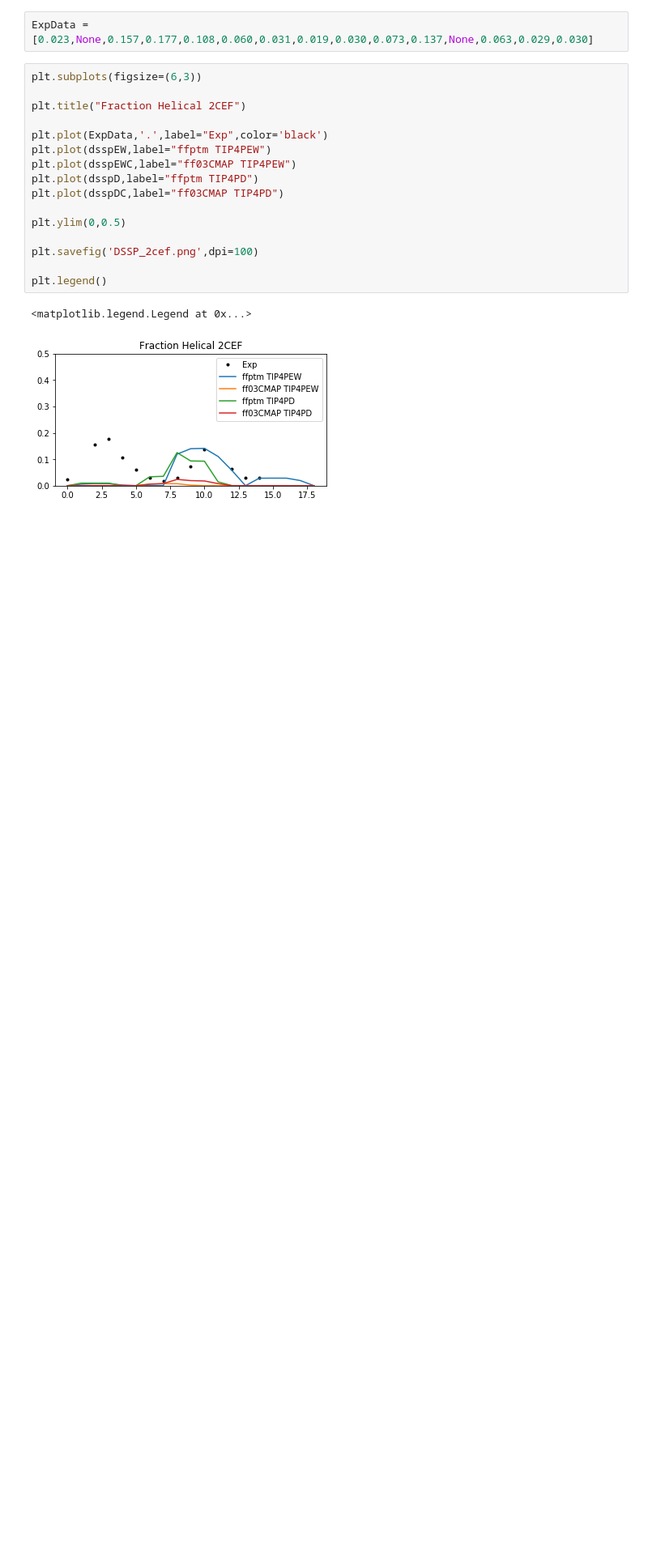
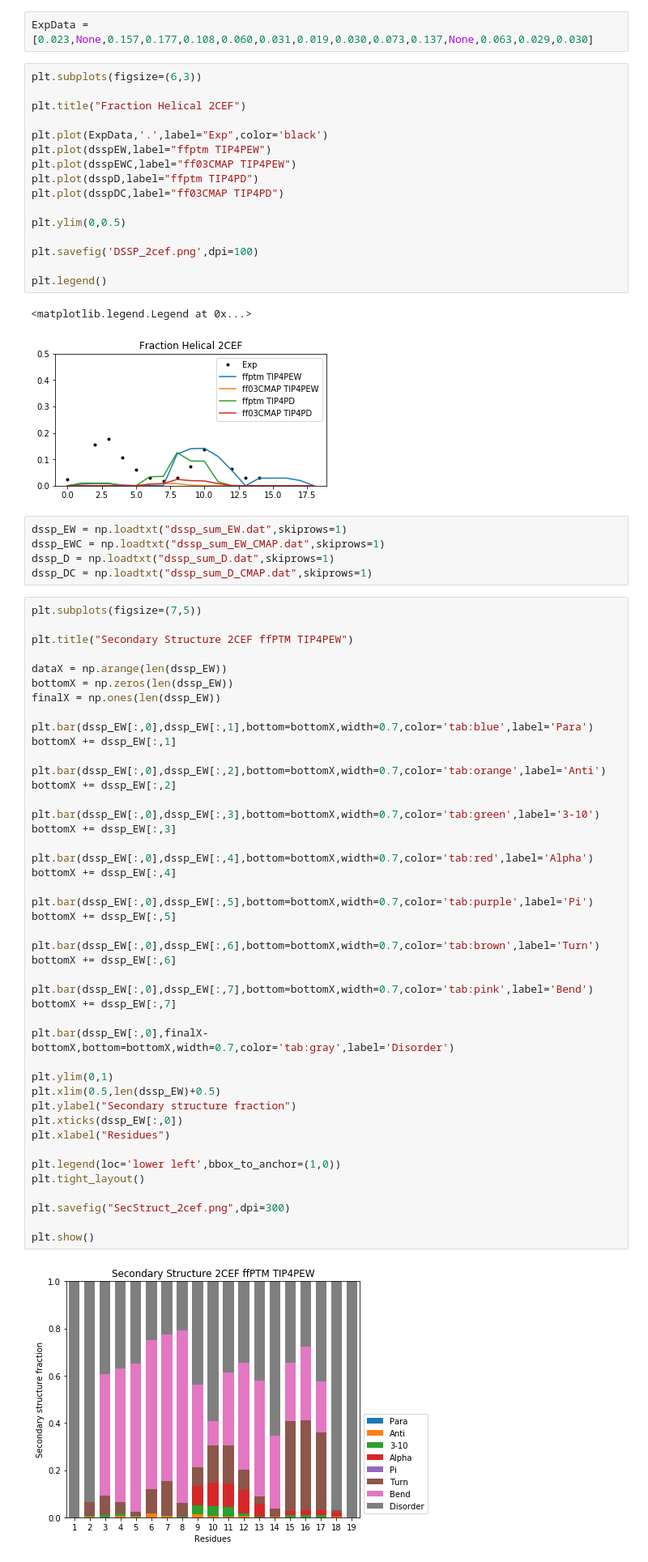
Before and after one commit to Zuricho/My_Lab, a Jupyter notebook: Figure_ipynb/DSSP_2cef/DSSP_2cef.ipynb, the cells around one changed output. Shown: that part at 81% size. Cells and saved outputs as stored; diff of their text form; blank space fills up the shorter version.

```diff
--- a/Figure_ipynb/DSSP_2cef/DSSP_2cef.ipynb
+++ b/Figure_ipynb/DSSP_2cef/DSSP_2cef.ipynb
@@ -41,3 +41,54 @@ plt.legend()
 # %% [output]
 <matplotlib.legend.Legend at 0x...>
 [figure]
+# %%
+dssp_EW = np.loadtxt("dssp_sum_EW.dat",skiprows=1)
+dssp_EWC = np.loadtxt("dssp_sum_EW_CMAP.dat",skiprows=1)
+dssp_D = np.loadtxt("dssp_sum_D.dat",skiprows=1)
+dssp_DC = np.loadtxt("dssp_sum_D_CMAP.dat",skiprows=1)
+# %%
+plt.subplots(figsize=(7,5))
+
+plt.title("Secondary Structure 2CEF ffPTM TIP4PEW")
+
+dataX = np.arange(len(dssp_EW))
+bottomX = np.zeros(len(dssp_EW))
+finalX = np.ones(len(dssp_EW))
+
+plt.bar(dssp_EW[:,0],dssp_EW[:,1],bottom=bottomX,width=0.7,color='tab:blue',label='Para')
+bottomX += dssp_EW[:,1]
+
+plt.bar(dssp_EW[:,0],dssp_EW[:,2],bottom=bottomX,width=0.7,color='tab:orange',label='Anti')
+bottomX += dssp_EW[:,2]
+
+plt.bar(dssp_EW[:,0],dssp_EW[:,3],bottom=bottomX,width=0.7,color='tab:green',label='3-10')
+bottomX += dssp_EW[:,3]
+
+plt.bar(dssp_EW[:,0],dssp_EW[:,4],bottom=bottomX,width=0.7,color='tab:red',label='Alpha')
+bottomX += dssp_EW[:,4]
+
+plt.bar(dssp_EW[:,0],dssp_EW[:,5],bottom=bottomX,width=0.7,color='tab:purple',label='Pi')
+bottomX += dssp_EW[:,5]
+
+plt.bar(dssp_EW[:,0],dssp_EW[:,6],bottom=bottomX,width=0.7,color='tab:brown',label='Turn')
+bottomX += dssp_EW[:,6]
+
+plt.bar(dssp_EW[:,0],dssp_EW[:,7],bottom=bottomX,width=0.7,color='tab:pink',label='Bend')
+bottomX += dssp_EW[:,7]
+
+plt.bar(dssp_EW[:,0],finalX-bottomX,bottom=bottomX,width=0.7,color='tab:gray',label='Disorder')
+
+plt.ylim(0,1)
+plt.xlim(0.5,len(dssp_EW)+0.5)
+plt.ylabel("Secondary structure fraction")
+plt.xticks(dssp_EW[:,0])
+plt.xlabel("Residues")
+
+plt.legend(loc='lower left',bbox_to_anchor=(1,0))
+plt.tight_layout()
+
+plt.savefig("SecStruct_2cef.png",dpi=300)
+
+plt.show()
+# %% [output]
+[figure, added]
```
Also changed, not shown: parts of 1 cell of this notebook, 53 other files.
